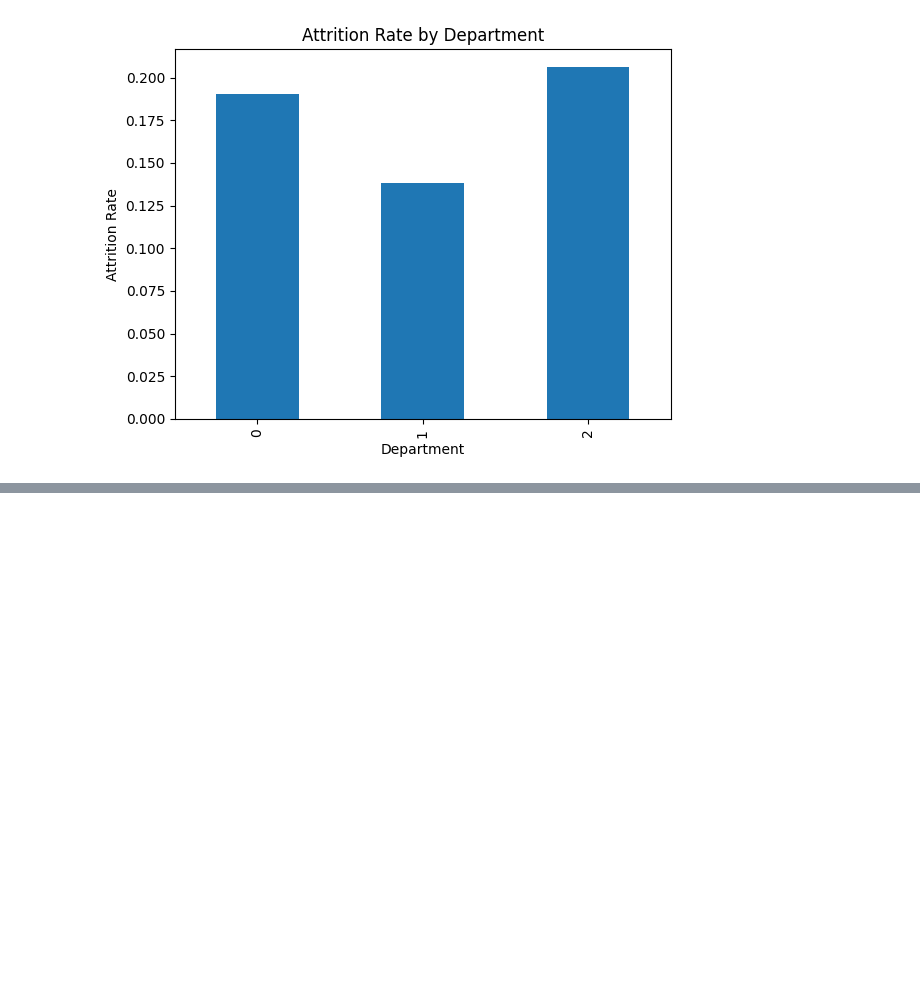
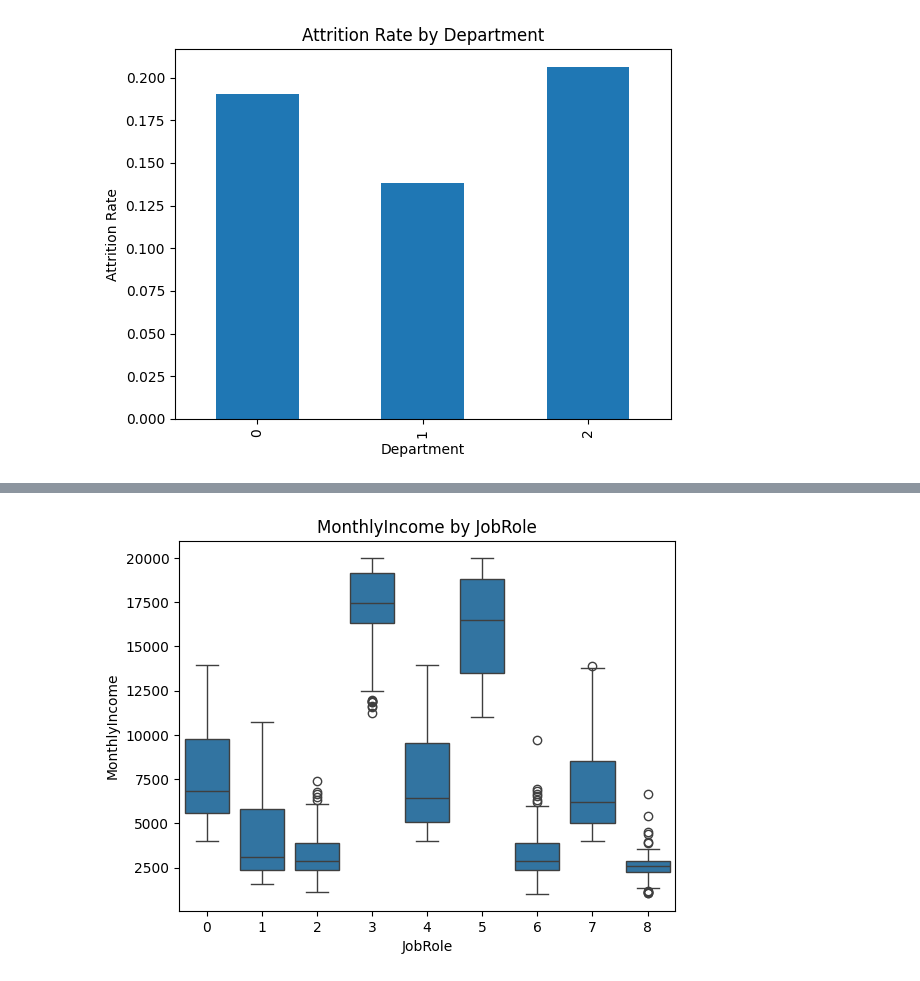
Before and after one commit to deepakachyutha/IBMEmployees-ML, a Jupyter notebook: NoteBook/IBMEmployeeVisu.ipynb, the cells around one changed output, grey strips where cells are left out. Cells and saved outputs as stored; diff of their text form; code cells hidden in the pictures; blank space fills up the shorter version.

```diff
--- a/NoteBook/IBMEmployeeVisu.ipynb
+++ b/NoteBook/IBMEmployeeVisu.ipynb
@@ -14,0 +50,6 @@ plt.show()
+# %%
+sns.boxplot(employee, x='JobRole', y='MonthlyIncome')
+plt.title("MonthlyIncome by JobRole")
+plt.show()
+# %% [output]
+[figure, added]
```
Also changed, not shown: parts of 2 cells of this notebook, 1 other file.
